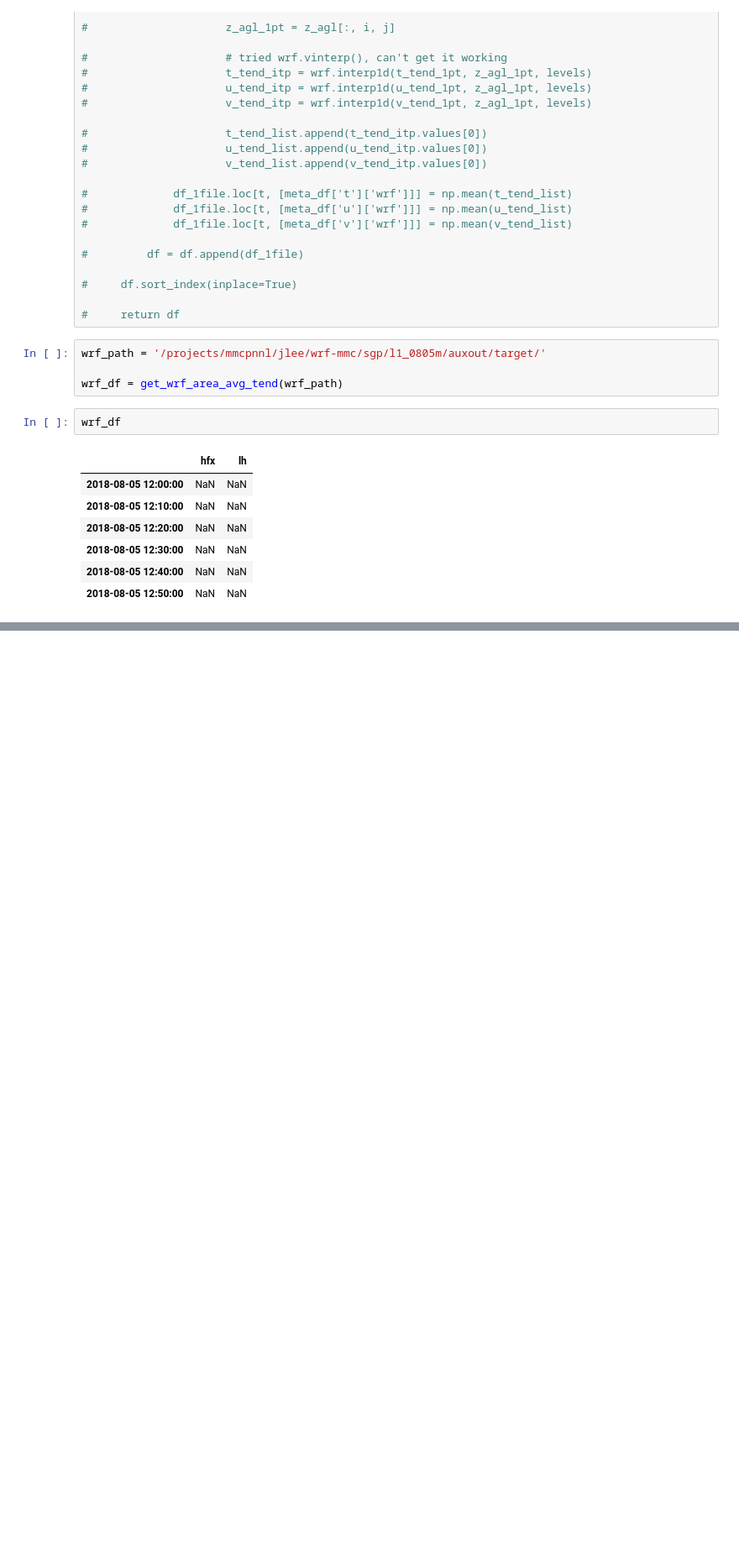
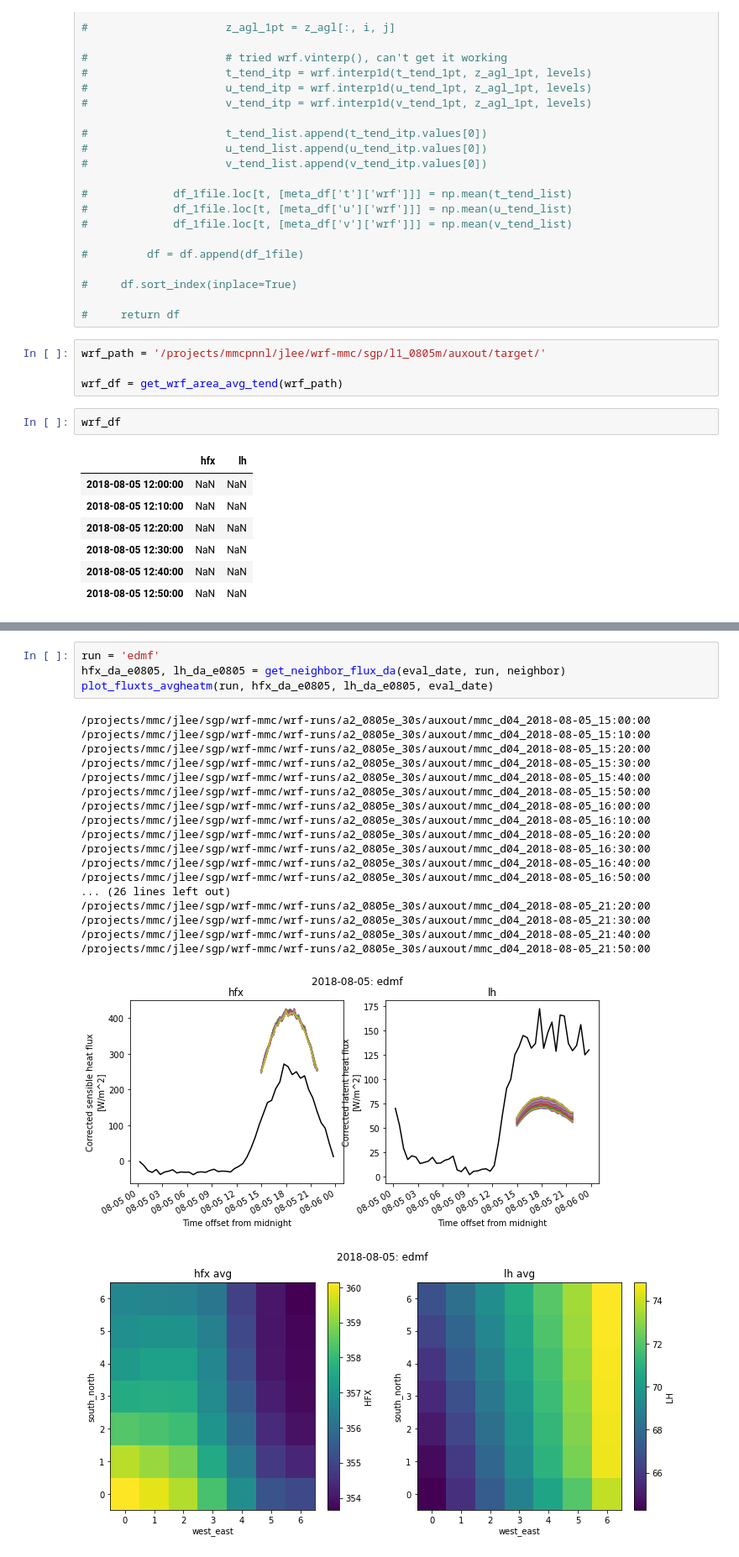
Before and after one commit to joejoeyjoseph/mmc-pnnl-j3, a Jupyter notebook: sgp/eagle/04c_aux_flux_ts.ipynb, the cells around one changed output, grey strips where cells are left out. Shown at 84% size. Saved outputs shown, nothing was run; the diff lists cells and outputs as text; blank space fills up the shorter version.

```diff
--- a/sgp/eagle/04c_aux_flux_ts.ipynb
+++ b/sgp/eagle/04c_aux_flux_ts.ipynb
@@ -377,0 +543,24 @@ wrf_df
+# %%
+run = 'edmf'
+hfx_da_e0805, lh_da_e0805 = get_neighbor_flux_da(eval_date, run, neighbor)
+plot_fluxts_avgheatm(run, hfx_da_e0805, lh_da_e0805, eval_date)
+# %% [output]
+/projects/mmc/jlee/sgp/wrf-mmc/wrf-runs/a2_0805e_30s/auxout/mmc_d04_2018-08-05_15:00:00
+/projects/mmc/jlee/sgp/wrf-mmc/wrf-runs/a2_0805e_30s/auxout/mmc_d04_2018-08-05_15:10:00
+/projects/mmc/jlee/sgp/wrf-mmc/wrf-runs/a2_0805e_30s/auxout/mmc_d04_2018-08-05_15:20:00
+/projects/mmc/jlee/sgp/wrf-mmc/wrf-runs/a2_0805e_30s/auxout/mmc_d04_2018-08-05_15:30:00
+/projects/mmc/jlee/sgp/wrf-mmc/wrf-runs/a2_0805e_30s/auxout/mmc_d04_2018-08-05_15:40:00
+/projects/mmc/jlee/sgp/wrf-mmc/wrf-runs/a2_0805e_30s/auxout/mmc_d04_2018-08-05_15:50:00
+/projects/mmc/jlee/sgp/wrf-mmc/wrf-runs/a2_0805e_30s/auxout/mmc_d04_2018-08-05_16:00:00
+/projects/mmc/jlee/sgp/wrf-mmc/wrf-runs/a2_0805e_30s/auxout/mmc_d04_2018-08-05_16:10:00
+/projects/mmc/jlee/sgp/wrf-mmc/wrf-runs/a2_0805e_30s/auxout/mmc_d04_2018-08-05_16:20:00
+/projects/mmc/jlee/sgp/wrf-mmc/wrf-runs/a2_0805e_30s/auxout/mmc_d04_2018-08-05_16:30:00
+/projects/mmc/jlee/sgp/wrf-mmc/wrf-runs/a2_0805e_30s/auxout/mmc_d04_2018-08-05_16:40:00
+/projects/mmc/jlee/sgp/wrf-mmc/wrf-runs/a2_0805e_30s/auxout/mmc_d04_2018-08-05_16:50:00
+... (26 lines left out)
+/projects/mmc/jlee/sgp/wrf-mmc/wrf-runs/a2_0805e_30s/auxout/mmc_d04_2018-08-05_21:20:00
+/projects/mmc/jlee/sgp/wrf-mmc/wrf-runs/a2_0805e_30s/auxout/mmc_d04_2018-08-05_21:30:00
+/projects/mmc/jlee/sgp/wrf-mmc/wrf-runs/a2_0805e_30s/auxout/mmc_d04_2018-08-05_21:40:00
+/projects/mmc/jlee/sgp/wrf-mmc/wrf-runs/a2_0805e_30s/auxout/mmc_d04_2018-08-05_21:50:00
+[figure, added]
+[figure, added]
```
Also changed, not shown: parts of 46 cells of this notebook.
